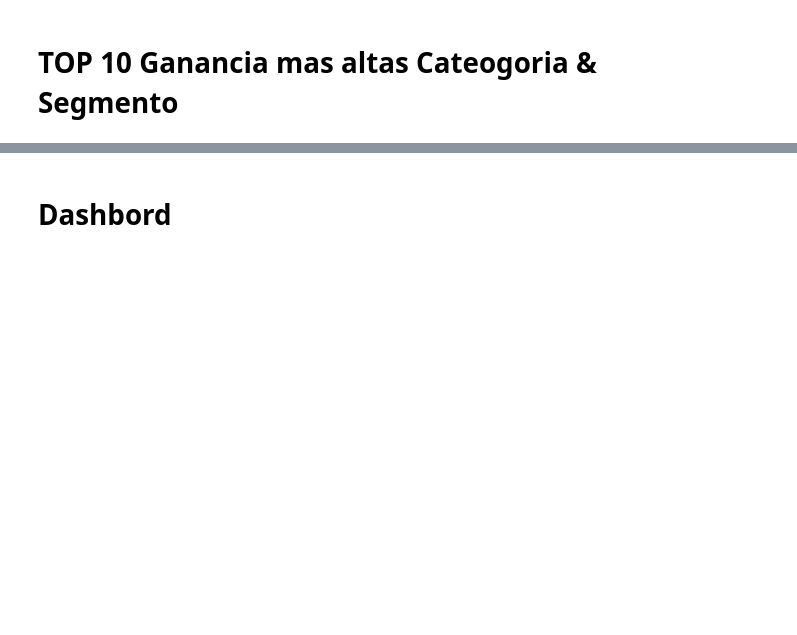
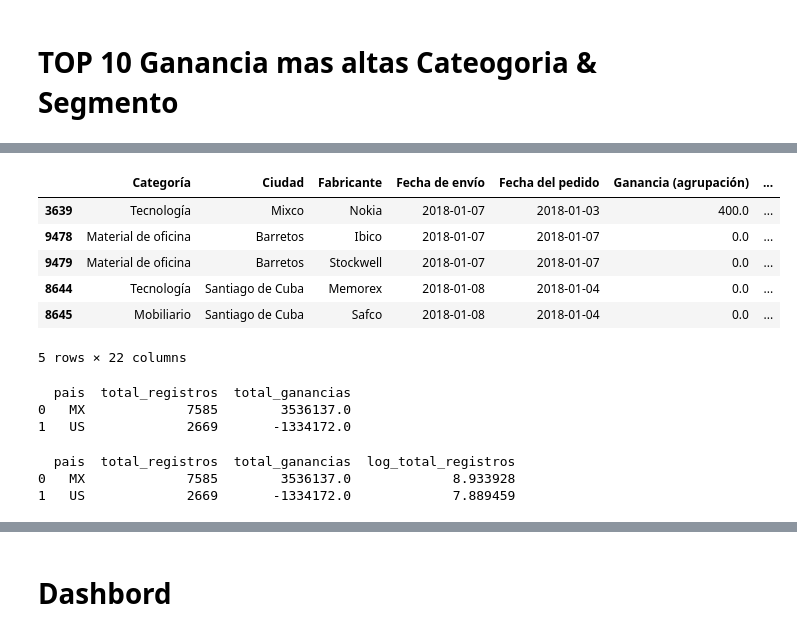
Before and after one commit to Vagarh/University-specialization-in-analytics-and-big-data-IU-DIGITAL, a Jupyter notebook: IU_Digital_Evidencia_Aprendizaje_2_Visualizacion_de_datos.ipynb, the cells around one changed output, grey strips where cells are left out. Cells and saved outputs as stored; diff of their text form; code cells hidden in the pictures; blank space fills up the shorter version.

```diff
--- a/IU_Digital_Evidencia_Aprendizaje_2_Visualizacion_de_datos.ipynb
+++ b/IU_Digital_Evidencia_Aprendizaje_2_Visualizacion_de_datos.ipynb
@@ -358,0 +456,35 @@ figd.show()
+# %%
+def extraer_pais(codigo):
+    return codigo[:2]
+# %%
+df['pais'] = df['Id. del pedido'].apply(extraer_pais)
+# %%
+df.head(5)
+# %% [output]
+|  | Categoría | Ciudad | Fabricante | Fecha de envío | Fecha del pedido | Ganancia (agrupación) | ... |
+| 3639 | Tecnología | Mixco | Nokia | 2018-01-07 | 2018-01-03 | 400.0 | ... |
+| 9478 | Material de oficina | Barretos | Ibico | 2018-01-07 | 2018-01-07 | 0.0 | ... |
+| 9479 | Material de oficina | Barretos | Stockwell | 2018-01-07 | 2018-01-07 | 0.0 | ... |
+| 8644 | Tecnología | Santiago de Cuba | Memorex | 2018-01-08 | 2018-01-04 | 0.0 | ... |
+| 8645 | Mobiliario | Santiago de Cuba | Safco | 2018-01-08 | 2018-01-04 | 0.0 | ... |
+5 rows × 22 columns
+# %%
+# Agrupar por la columna 'pais', contar y sumar ganancias
+resultados = df.groupby('pais', as_index=False).agg({'Ganancia': ['count', 'sum']})
+
+# Renombrar las columnas para mayor claridad
+resultados.columns = ['pais', 'total_registros', 'total_ganancias']
+print(resultados)
+# %% [output]
+  pais  total_registros  total_ganancias
+0   MX             7585        3536137.0
+1   US             2669       -1334172.0
+# %%
+resultados['log_total_registros'] = np.log(resultados['total_registros'])
+
+# Imprime el DataFrame para verificar los resultados
+print(resultados)
+# %% [output]
+  pais  total_registros  total_ganancias  log_total_registros
+0   MX             7585        3536137.0             8.933928
+1   US             2669       -1334172.0             7.889459
```
Also changed, not shown: parts of 9 cells of this notebook.
